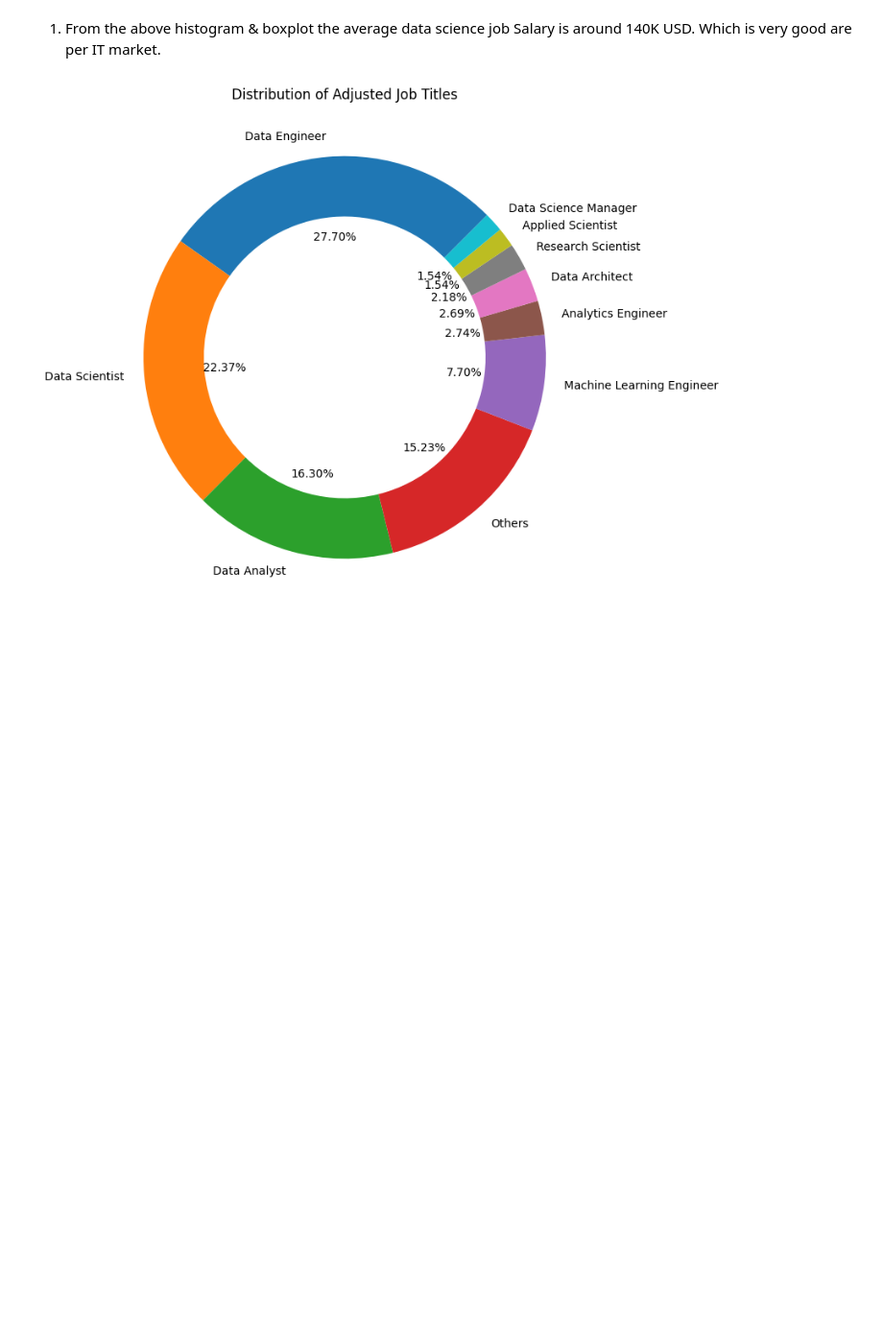
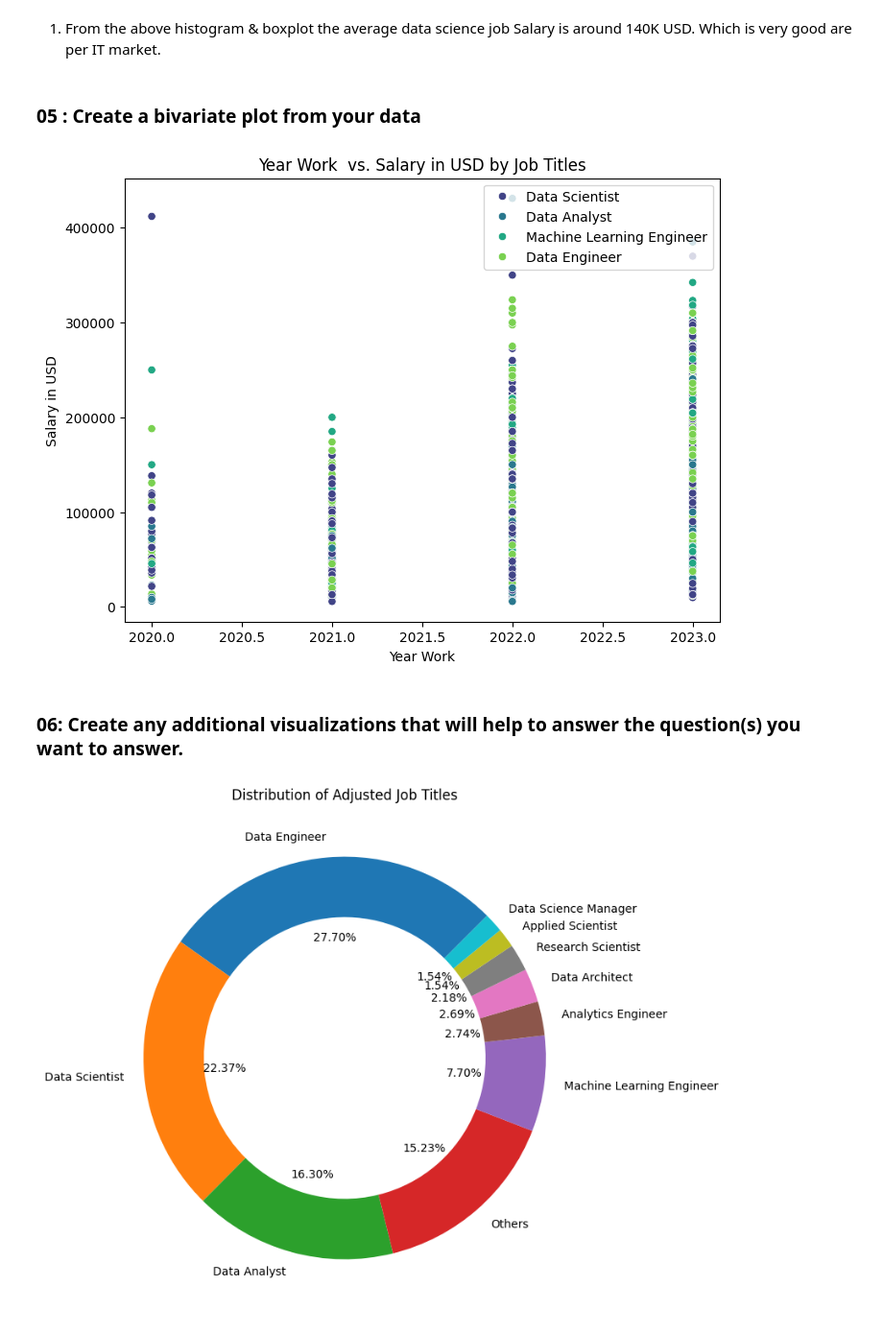
Before and after one commit to usamara/DSC630, a Jupyter notebook: DSC630-T301 Predictive Analytics (2243-1)_week1_Samanta_Rajib.ipynb, the cells around one changed output. Shown at 96% size. Cells and saved outputs as stored; diff of their text form; code cells hidden in the pictures; blank space fills up the shorter version.

```diff
--- a/DSC630-T301 Predictive Analytics (2243-1)_week1_Samanta_Rajib.ipynb
+++ b/DSC630-T301 Predictive Analytics (2243-1)_week1_Samanta_Rajib.ipynb
@@ -157,6 +173,27 @@ plt.show()
 [figure]
 # %% [markdown]
 1. From the above histogram & boxplot the average data science job Salary is around 140K USD. Which is very good are per IT market.
+# %% [markdown]
+### 05 : Create a bivariate plot from your data
+# %%
+# Bivariate Plot : Salry over years by Job titles
+plt.figure(figsize=(8, 6))
+# Limit the graph for most common job titles
+job_titles_sal= ['Data Engineer', 'Data Scientist','Data Analyst','Machine Learning Engineer']
+# filter rows based on list values
+dataset_mask = dataset1_csv['job_title'].isin(job_titles_sal)
+dataset=dataset1_csv[dataset_mask]
+#sns.scatterplot(x=dataset1_csv['Year Work'], y=df['salary_in_usd'], hue=df['job_title'],palette='viridis')
+sns.scatterplot(x=dataset['work_year'], y=dataset['salary_in_usd'], hue=dataset['job_title'],palette='viridis')
+plt.xlabel('Year Work')
+plt.ylabel('Salary in USD')
+plt.title('Year Work  vs. Salary in USD by Job Titles')
+plt.legend(loc='upper right')
+plt.show()
+# %% [output]
+[figure, added]
+# %% [markdown]
+### 06: Create any additional visualizations that will help to answer the question(s) you want to answer.
 # %%
 # Determine titles below the threshold, e.g., less than N occurrences
 N=50
```
Also changed, not shown: parts of 7 cells of this notebook, 1 other file.
